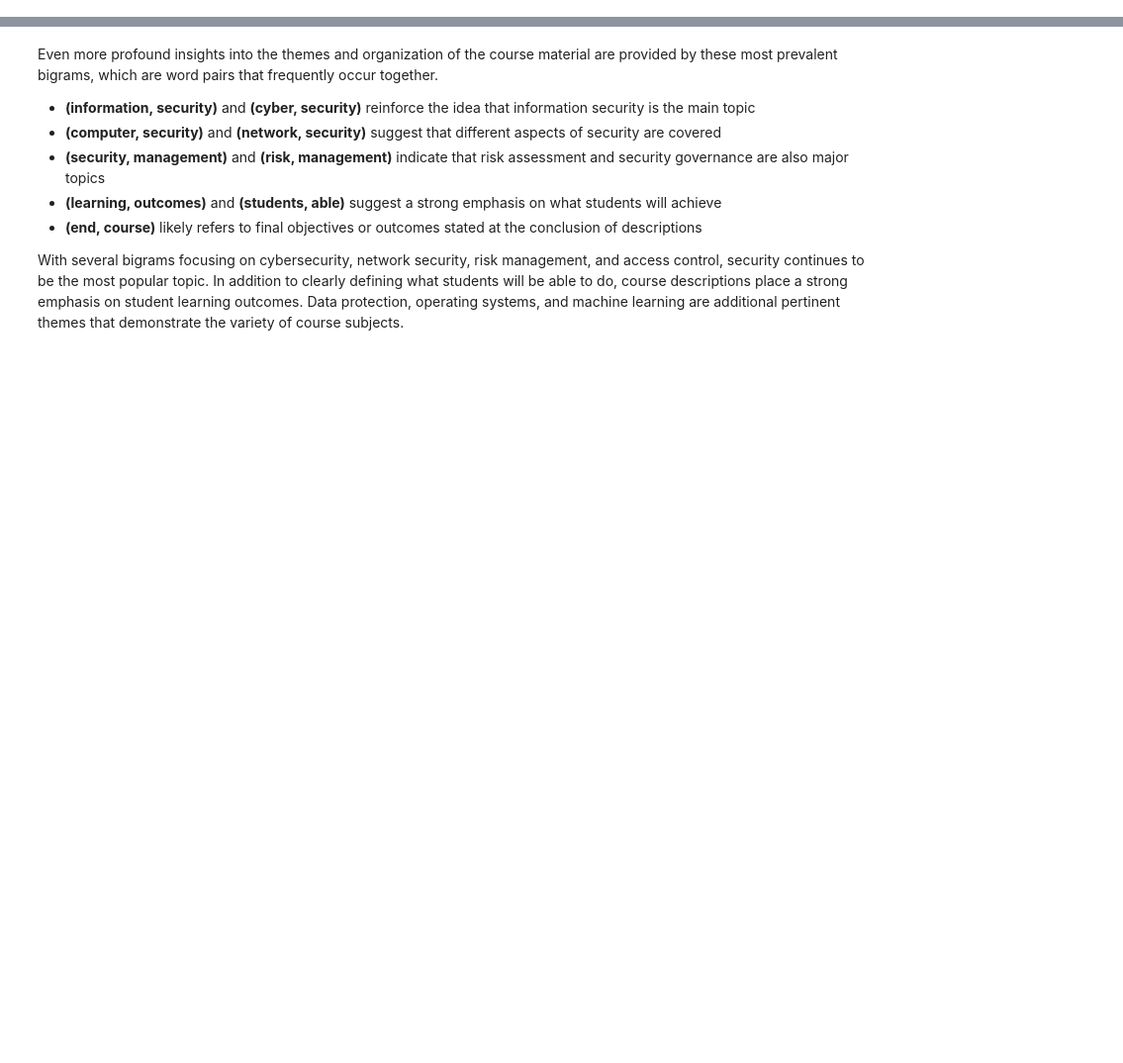
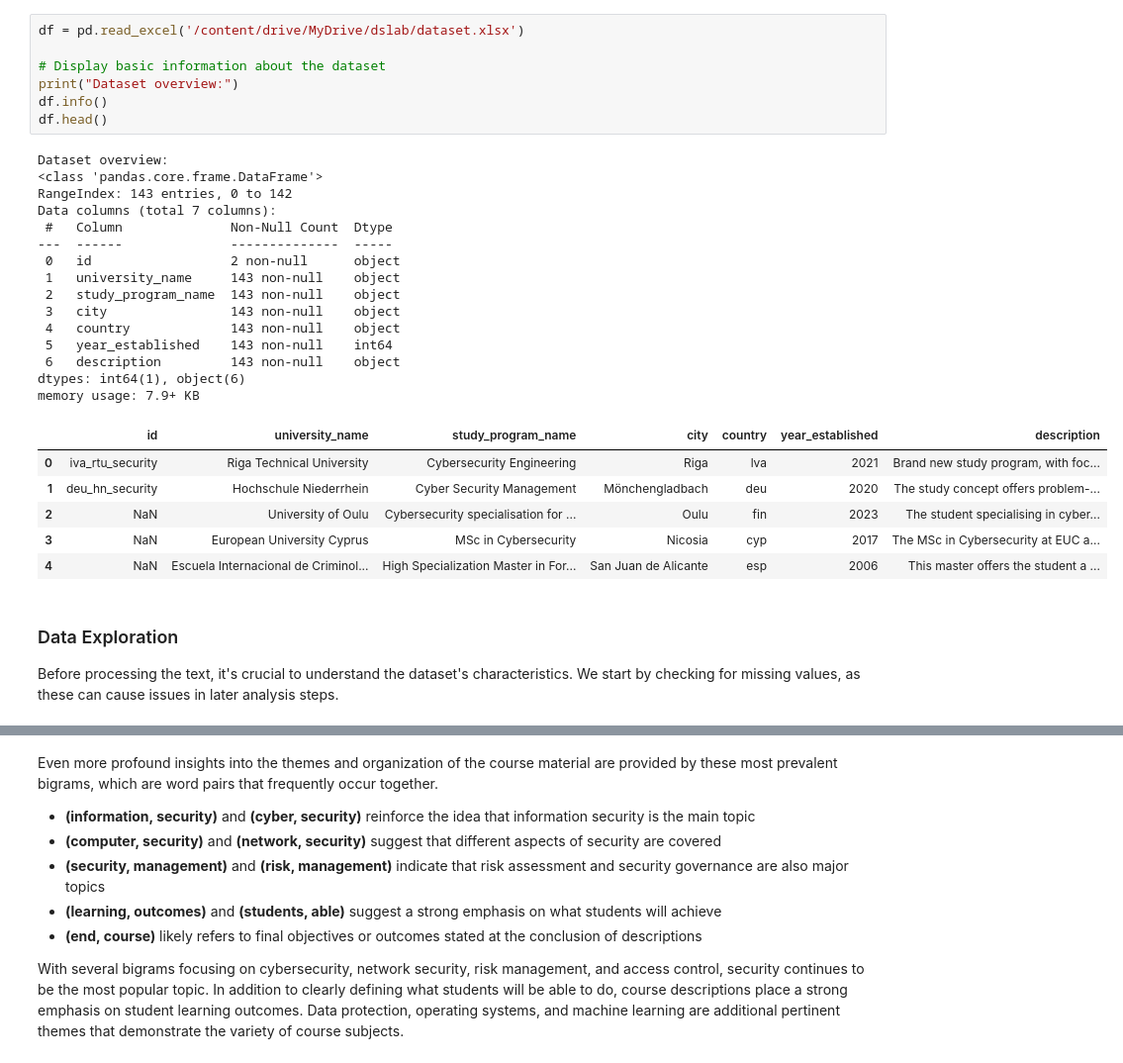
Before and after one commit to ELTE-DSED/course_data_analysis, a Jupyter notebook: dslab1.ipynb, the cells around one changed output, grey strips where cells are left out. Shown at 99% size. Saved outputs shown, nothing was run; the diff lists cells and outputs as text; blank space fills up the shorter version.

```diff
--- a/dslab1.ipynb
+++ b/dslab1.ipynb
@@ -387,0 +67,32 @@ Most Common Bigrams:
+# %%
+df = pd.read_excel('/content/drive/MyDrive/dslab/dataset.xlsx')
+
+# Display basic information about the dataset
+print("Dataset overview:")
+df.info()
+df.head()
+# %% [output]
+Dataset overview:
+<class 'pandas.core.frame.DataFrame'>
+RangeIndex: 143 entries, 0 to 142
+Data columns (total 7 columns):
+ #   Column              Non-Null Count  Dtype
+---  ------              --------------  -----
+ 0   id                  2 non-null      object
+ 1   university_name     143 non-null    object
+ 2   study_program_name  143 non-null    object
+ 3   city                143 non-null    object
+ 4   country             143 non-null    object
+ 5   year_established    143 non-null    int64
+ 6   description         143 non-null    object
+dtypes: int64(1), object(6)
+memory usage: 7.9+ KB
+|  | id | university_name | study_program_name | city | country | year_established | description |
+| 0 | iva_rtu_security | Riga Technical University | Cybersecurity Engineering | Riga | lva | 2021 | Brand new study program, with foc... |
+| 1 | deu_hn_security | Hochschule Niederrhein | Cyber Security Management | Mönchengladbach | deu | 2020 | The study concept offers problem-... |
+| 2 | NaN | University of Oulu | Cybersecurity specialisation for ... | Oulu | fin | 2023 | The student specialising in cyber... |
+| 3 | NaN | European University Cyprus | MSc in Cybersecurity | Nicosia | cyp | 2017 | The MSc in Cybersecurity at EUC a... |
+| 4 | NaN | Escuela Internacional de Criminol... | High Specialization Master in For... | San Juan de Alicante | esp | 2006 | This master offers the student a ... |
+# %% [markdown]
+### Data Exploration
+Before processing the text, it's crucial to understand the dataset's characteristics. We start by checking for missing values, as these can cause issues in later analysis steps.
```
Also changed, not shown: parts of 140 cells of this notebook.
